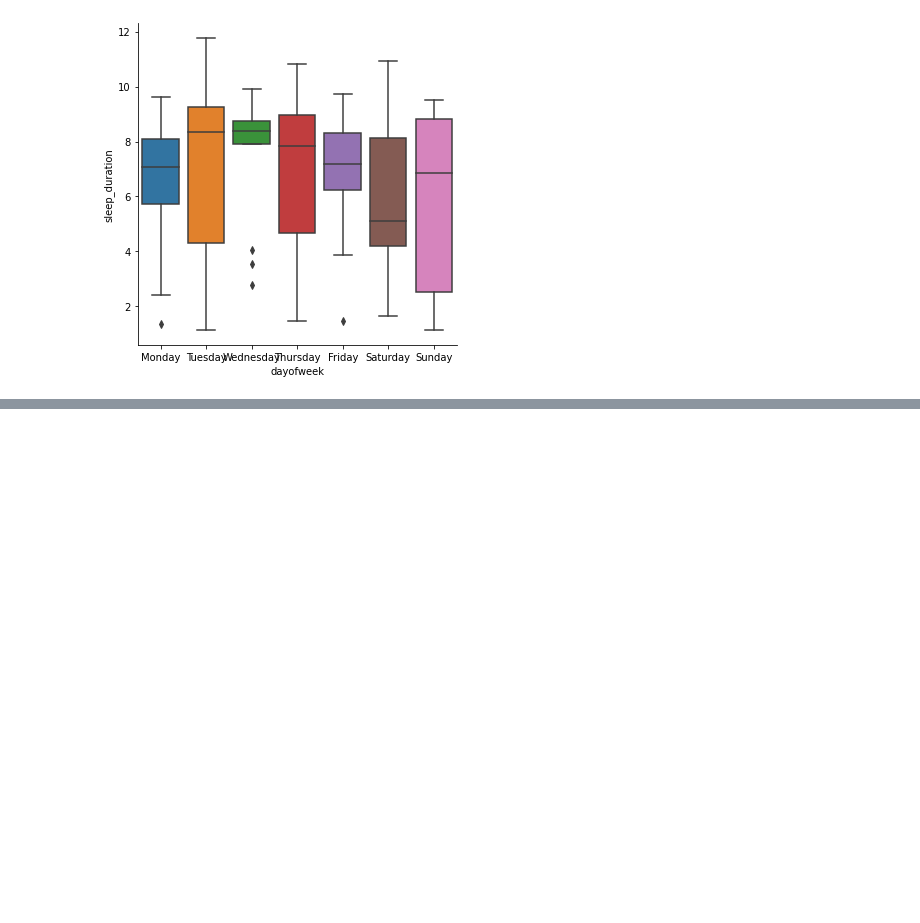
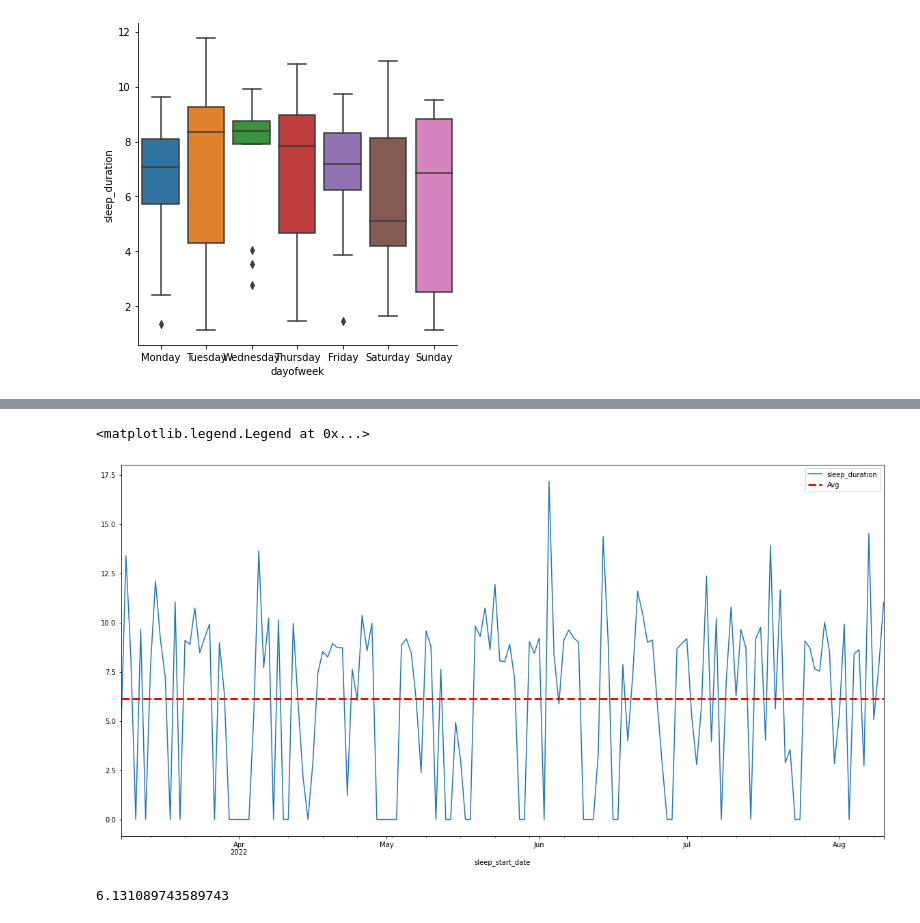
Before and after one commit to Brierley77/Sleep_Data_Analysis, a Jupyter notebook: Sleep Data Analysis .ipynb, the cells around one changed output, grey strips where cells are left out. Drawn from its saved outputs; the diff is of its cells as text; code cells hidden in the pictures; blank space fills up the shorter version.

```diff
--- a/Sleep Data Analysis .ipynb
+++ b/Sleep Data Analysis .ipynb
@@ -482,0 +455,5 @@ df2.head()
+# %%
+# let's create these two datasets
+
+df_1 = df2.loc['2021-07-15' : '2021-10-07']
+df_2 = df2.loc['2022-03-08' : '2022-08-10']
@@ -482,0 +498,2 @@ df2.head()
+# %%
+df_2_num = df_2.groupby(pd.Grouper(freq='D')).sum()
@@ -482,0 +510,16 @@ df2.head()
+# %%
+plt.figure(figsize=(20,10))
+
+df_2_num.sleep_duration.plot()
+
+
+# plotting the average line
+plt.axhline(y=np.nanmean(df_2_num.sleep_duration), color='red', linestyle='--', linewidth=3, label='Avg')
+plt.legend()
+# %% [output]
+<matplotlib.legend.Legend at 0x...>
+[figure, added]
+# %%
+df_2_num.sleep_duration.mean()
+# %% [output]
+6.131089743589743
```
Also changed, not shown: parts of 138 cells of this notebook.
